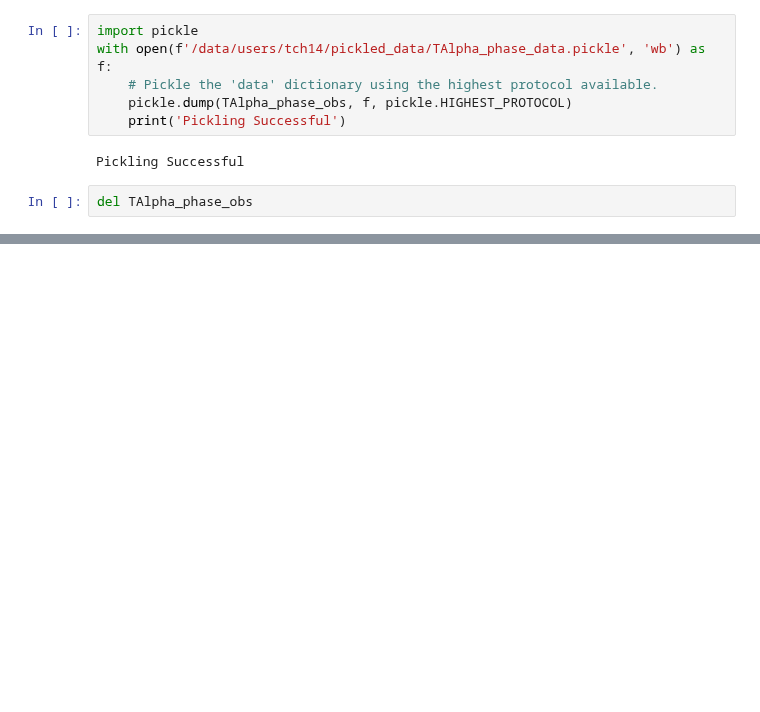
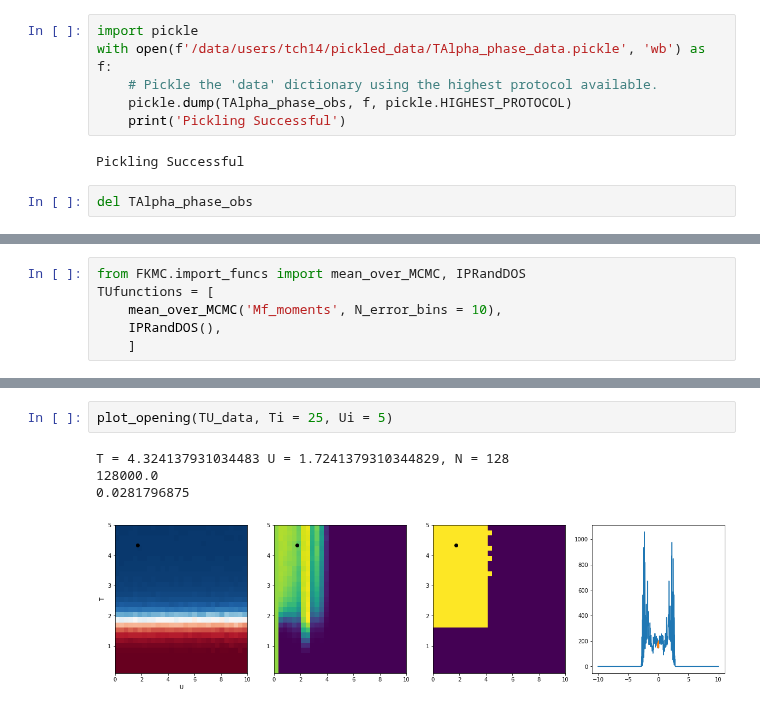
Before and after one commit to TomHodson/FKMC, a Jupyter notebook: notebooks/short_paper_figure_code/process_2D_phase_diagrams.ipynb, the cells around one changed output, grey strips where cells are left out. Cells and saved outputs as stored; diff of their text form; blank space fills up the shorter version.

```diff
--- a/notebooks/short_paper_figure_code/process_2D_phase_diagrams.ipynb
+++ b/notebooks/short_paper_figure_code/process_2D_phase_diagrams.ipynb
@@ -152,0 +160,6 @@ del TAlpha_phase_obs
+# %%
+from FKMC.import_funcs import mean_over_MCMC, IPRandDOS
+TUfunctions = [
+    mean_over_MCMC('Mf_moments', N_error_bins = 10),
+    IPRandDOS(),
+    ]
@@ -152,0 +372,7 @@ del TAlpha_phase_obs
+# %%
+plot_opening(TU_data, Ti = 25, Ui = 5)
+# %% [output]
+T = 4.324137931034483 U = 1.7241379310344829, N = 128
+128000.0
+0.0281796875
+[figure, added]
```
Also changed, not shown: parts of 11 cells of this notebook.
